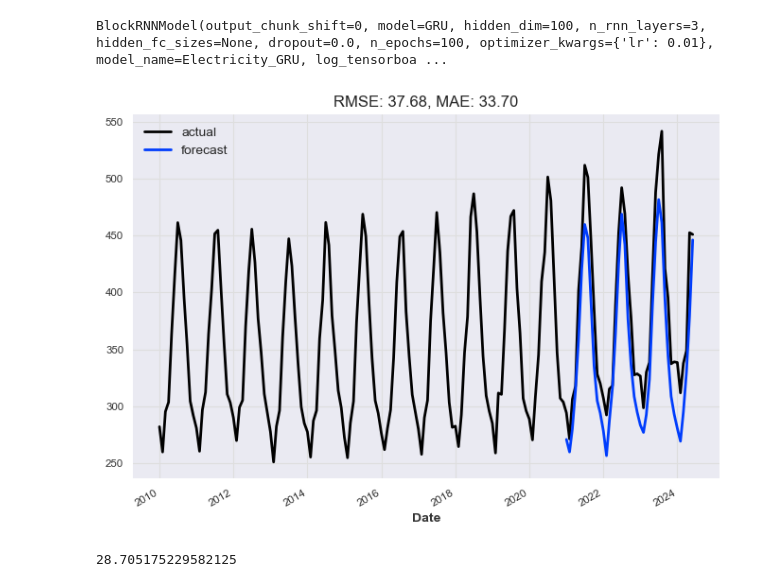
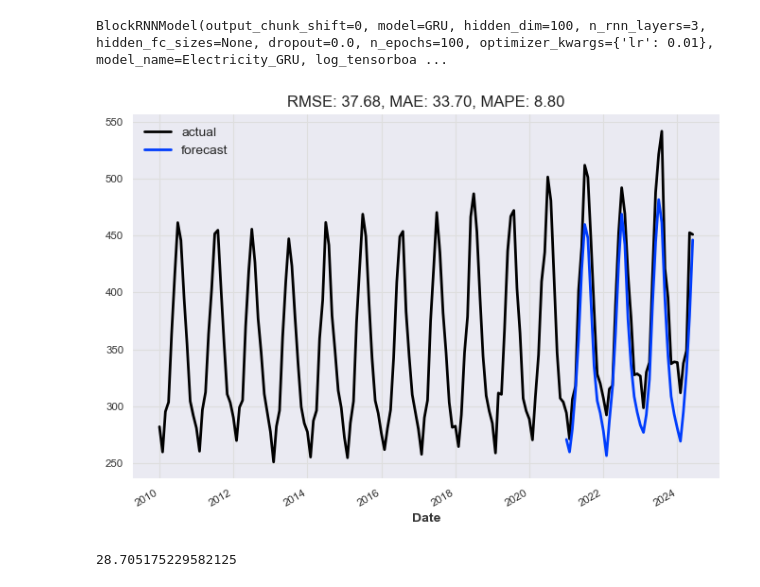
Before and after one commit to TheVeryCoolJackson/COMPSCI760-Electricity-Timeseries, a Jupyter notebook: RNN_test/RNN_test.ipynb, the cells around one changed output. Cells and saved outputs as stored; diff of their text form; code cells hidden in the pictures.

Commit message:
add mape to training validation split, backtesting in progress

```diff
--- a/RNN_test/RNN_test.ipynb
+++ b/RNN_test/RNN_test.ipynb
@@ -125,20 +129,18 @@ BlockRNNModel(output_chunk_shift=0, model=GRU, hidden_dim=100, n_rnn_layers=3, h
 # %%
 def eval_model(model):
     pred_series = model.predict(n=42)
     plt.figure(figsize=(8, 5))
     pred_series_reversed = transformer_target.inverse_transform(pred_series)
-    series_transformed_reversed = transformer.inverse_transform(series_transformed)
-    val_target_reversed = transformer_target.inverse_transform(val_target)
-    series_transformed_reversed['Est. Total consumption (GWh)'].plot(label="actual")
+    ts['Est. Total consumption (GWh)'].plot(label="actual")
     pred_series_reversed['Est. Total consumption (GWh)'].plot(label="forecast")
 
-    plt.title("RMSE: {:.2f}, MAE: {:.2f}".format(rmse(val_target_reversed, pred_series_reversed), mae(val_target_reversed, pred_series_reversed)))
+    plt.title("RMSE: {:.2f}, MAE: {:.2f}, MAPE: {:.2f}".format(rmse(val_target_og, pred_series_reversed), mae(val_target_og, pred_series_reversed), mape(val_target_og, pred_series_reversed)))
     plt.legend()
     return pred_series
 
 pred_series_transformed = eval_model(model_gru)
 # %% [output]
-[figure, old version]
+[figure, new version]
 # %%
 mae(transformer_target.inverse_transform(val_target), transformer_target.inverse_transform(pred_series_transformed))
 # %% [output]
```
Also changed, not shown: parts of 4 cells of this notebook.
